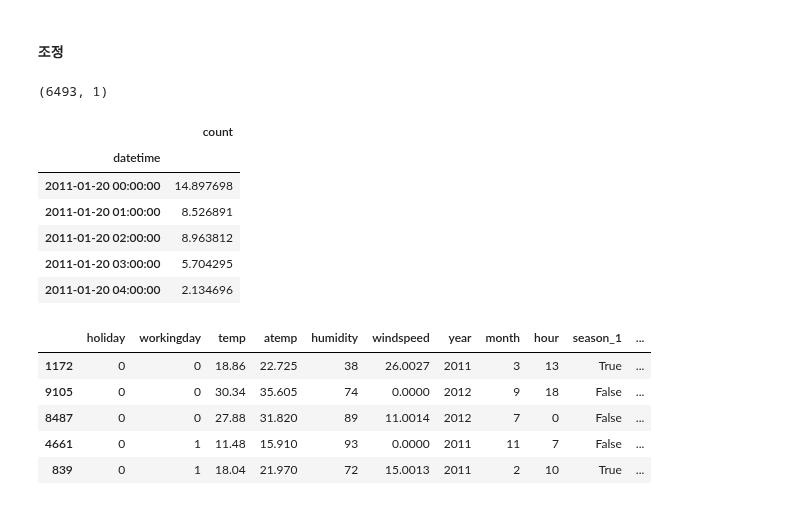
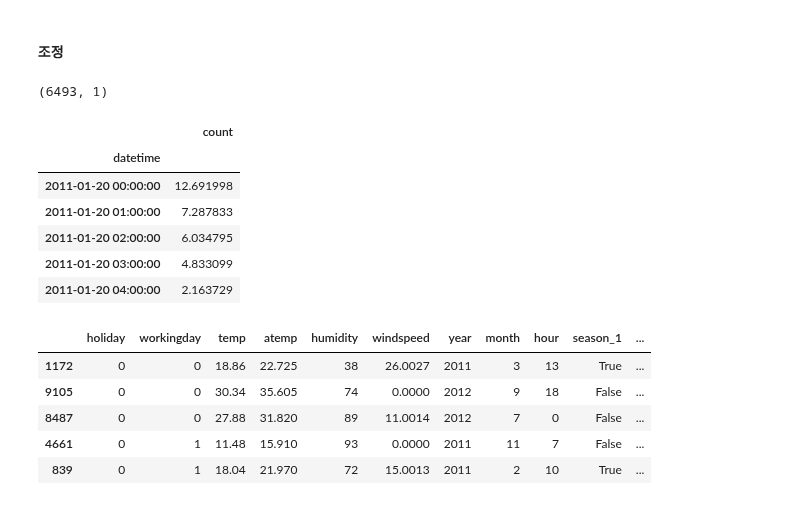
Before and after one commit to todagi/DataScience_with_Kaggle, a Jupyter notebook: Bike Sharing Demand/Bike Sharing Demand 03 - Machine Learning with scikit-learn.ipynb, the cells around one changed output. Drawn from its saved outputs; the diff is of its cells as text; code cells hidden in the pictures.

```diff
--- a/Bike Sharing Demand/Bike Sharing Demand 03 - Machine Learning with scikit-learn.ipynb
+++ b/Bike Sharing Demand/Bike Sharing Demand 03 - Machine Learning with scikit-learn.ipynb
@@ -837,16 +841,16 @@ params = [max_depth, max_features, n_estimators, random_state, n_jobs]
 from sklearn.ensemble import RandomForestRegressor
 
 
-# RF_model = RandomForestRegressor( max_features = 'auto', max_depth = None,
-#                                   n_estimators = 750,
-#                                   random_state = 50,
-#                                   n_jobs = 8)
+RF_model = RandomForestRegressor( max_features = 'auto', max_depth = None,
+                                  n_estimators = 750,
+                                  random_state = 50,
+                                  n_jobs = 8)
 
-RF_model = RandomForestRegressor(n_estimators = 1200,
-                              max_depth = 20,
-                              max_features = 8,
-                              random_state = 37,
-                              n_jobs = 8)
+# RF_model = RandomForestRegressor(n_estimators = 1200,
+#                               max_depth = 20,
+#                               max_features = 8,
+#                               random_state = 37,
+#                               n_jobs = 8)
 
 RF_model.fit(x_train, y_train)
 predictions = RF_model.predict(x_test)
@@ -854,7 +858,7 @@ predictions = np.expm1(predictions)
 submission = pd.read_csv("./bike/sampleSubmission.csv",  index_col= "datetime")
 submission['count'] = predictions
 
-submission.to_csv("RF_model5.csv")
+submission.to_csv("RF_model6.csv")
 print(submission.shape)
 submission.head()
 # %% [output]
@@ -1052,34 +1059,34 @@ params = {'colsample_bytree' : 0.7,
           'nthread' : -1
           }
 # %%
-xgb_model = xgb.XGBRegressor(colsample_bytree = 1, gamma = 0.5, max_depth = 13,
-                             learning_rate = 0.1, n_estimators = 500, seed = 0,
-                             nthread = 6)
+# xgb_model = xgb.XGBRegressor(colsample_bytree = 1, gamma = 0.5, max_depth = 13,
+#                              learning_rate = 0.1, n_estimators = 500, seed = 0,
+#                              nthread = 6)
 
-# xgb_model = xgb.XGBRegressor(max_depth = 13, n_estimators = 1500,
-#                              min_child_weight = 8, gamma = 0.4,
-#                              colsample_bytree = 0.6, nthread = 12,
-#                              subsample = 0.6, seed = 25,
-#                              learning_rate = 0.05)
+xgb_model = xgb.XGBRegressor(max_depth = 13, n_estimators = 1500,
+                             min_child_weight = 8, gamma = 0.4,
+                             colsample_bytree = 0.6, nthread = 12,
+                             subsample = 0.6, seed = 25,
+                             learning_rate = 0.05)
 
 xgb_model.fit(x_train, y_train)
 predictions = xgb_model.predict(x_test)
 predictions = np.expm1(predictions)
 submission = pd.read_csv("./bike/sampleSubmission.csv", index_col = "datetime")
 submission['count'] = predictions
 
-submission.to_csv("xgb_model60.csv")
+submission.to_csv("xgb_model62.csv")
 print(submission.shape)
 submission.head()
 # %% [output]
 (6493, 1)
 |  | count |
 | datetime |  |
-| 2011-01-20 00:00:00 | 14.897698 |
-| 2011-01-20 01:00:00 | 8.526891 |
-| 2011-01-20 02:00:00 | 8.963812 |
-| 2011-01-20 03:00:00 | 5.704295 |
-| 2011-01-20 04:00:00 | 2.134696 |
+| 2011-01-20 00:00:00 | 12.691998 |
+| 2011-01-20 01:00:00 | 7.287833 |
+| 2011-01-20 02:00:00 | 6.034795 |
+| 2011-01-20 03:00:00 | 4.833099 |
+| 2011-01-20 04:00:00 | 2.163729 |
 # %%
 XGBRegressor() / log(y+1)
 
```
Also changed, not shown: parts of 6 cells of this notebook.
